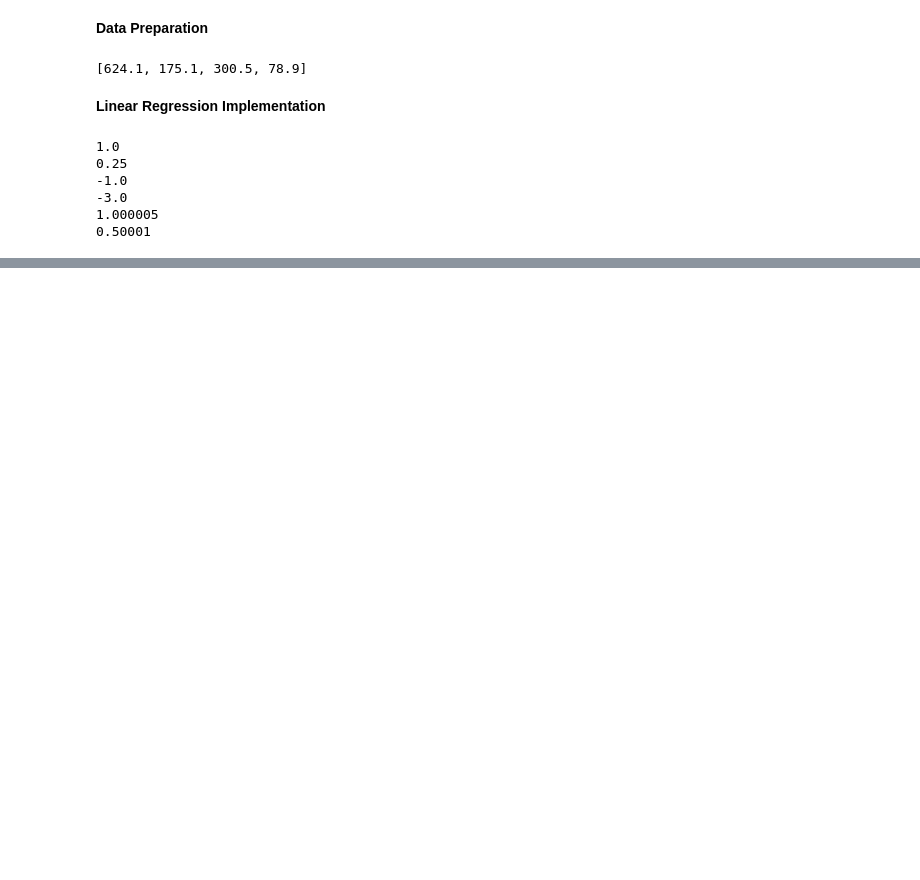
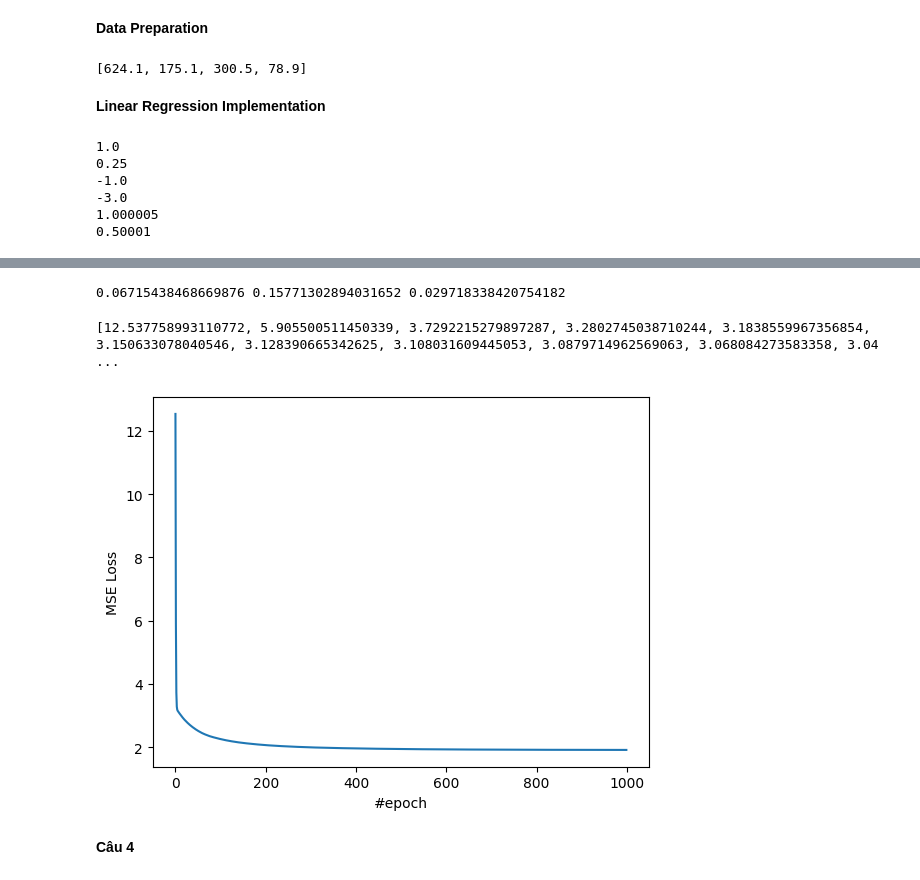
Before and after one commit to lbnm203/AIO-EXERCISE, a Jupyter notebook: Module4/Linear-Regression-W1/linear_regression_w1.ipynb, the cells around one changed output, grey strips where cells are left out. Drawn from its saved outputs; the diff is of its cells as text; code cells hidden in the pictures; blank space fills up the shorter version.

```diff
--- a/Module4/Linear-Regression-W1/linear_regression_w1.ipynb
+++ b/Module4/Linear-Regression-W1/linear_regression_w1.ipynb
@@ -143,0 +229,20 @@ print(w1, w2, w3)
+# %%
+X, y = prepare_data('data/advertising.csv')
+w1, w2, w3, b, losses, losses_mae = implement_linear_regression_nsamples(X, y, epoch_max=1000, lr=1e-5)
+print(w1, w2, w3)
+# %% [output]
+0.06715438468669876 0.15771302894031652 0.029718338420754182
+# %%
+X, y = prepare_data('data/advertising.csv')
+w1, w2, w3, b, losses, losses_mae = implement_linear_regression_nsamples(X, y, epoch_max=1000, lr=1e-5)
+print(losses_mae)
+
+plt.plot(losses_mae)
+plt.xlabel("#epoch")
+plt.ylabel("MSE Loss")
+plt.show()
+# %% [output]
+[12.537758993110772, 5.905500511450339, 3.7292215279897287, 3.2802745038710244, 3.1838559967356854, 3.150633078040546, 3.128390665342625, 3.108031609445053, 3.0879714962569063, 3.068084273583358, 3.04 ...
+[figure, added]
+# %% [markdown]
+**Câu 4**
```
Also changed, not shown: parts of 11 cells of this notebook.
